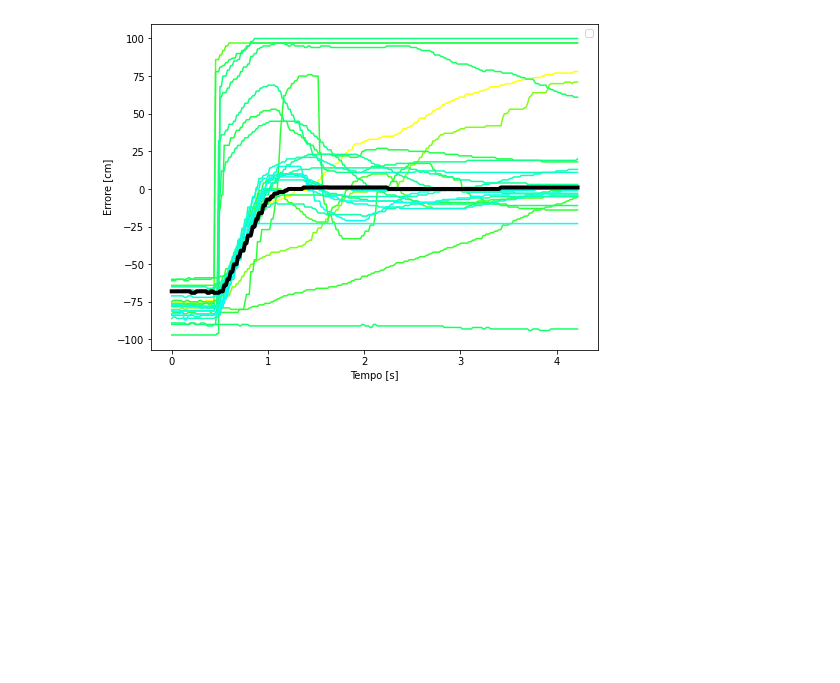
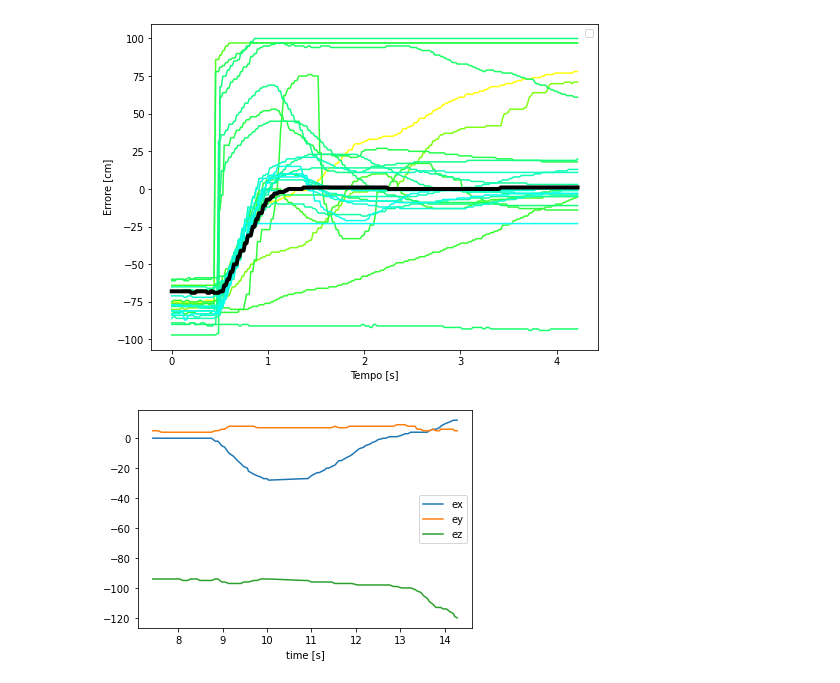
Before and after one commit to Nunzio03/follow-me-drone-notebooks, a Jupyter notebook: tuningDataPlot.ipynb, the cells around one changed output. Drawn from its saved outputs; the diff is of its cells as text; code cells hidden in the pictures; blank space fills up the shorter version.

```diff
--- a/tuningDataPlot.ipynb
+++ b/tuningDataPlot.ipynb
@@ -106,3 +106,12 @@ plt.savefig("total.png")
 # %% [output]
 No handles with labels found to put in legend.
 [figure]
+# %%
+os.chdir("/content/follow-me-drone-notebooks/tuning_pid")
+param_fitness = pd.read_csv("results 22_184.csv", sep=',', header = None, names = ["time [s]", "ex","ey","ez"]).astype(float)
+
+param_fitness
+
+plot = param_fitness.plot(x="time [s]")
+# %% [output]
+[figure, added]
```
Also changed, not shown: parts of 2 cells of this notebook.
